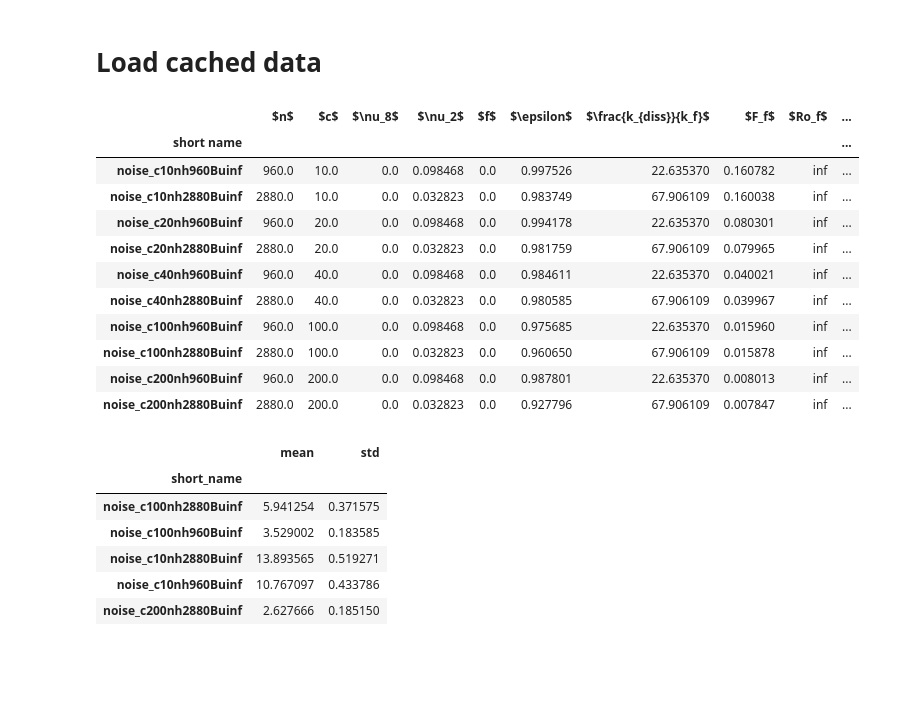
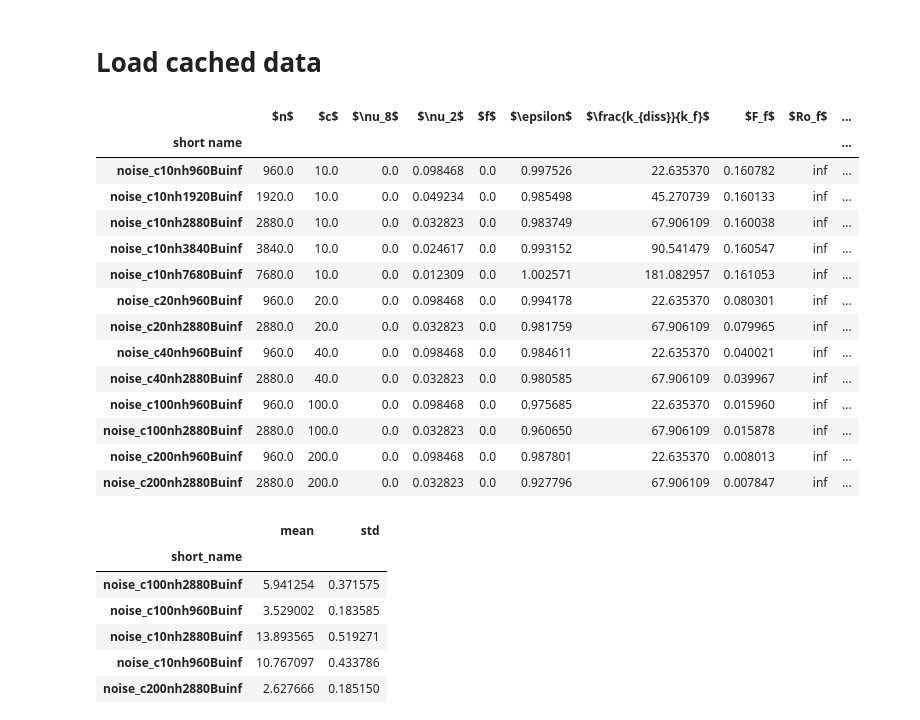
Before and after one commit to ashwinvis/augieretal_jfm_2019_shallow_water, a Jupyter notebook: Python/shock_population_laplacian.ipynb, the cells around one changed output. Drawn from its saved outputs; the diff is of its cells as text; code cells hidden in the pictures; blank space fills up the shorter version.

```diff
--- a/Python/shock_population_laplacian.ipynb
+++ b/Python/shock_population_laplacian.ipynb
@@ -105,19 +105,25 @@ df.head()
 # %%
 import pandas as pd
 import numpy as np
 from paths import load_df
 from base import _k_f
 
 #df = load_df()
 df = load_df("df_lap")
 df.set_index("short name", inplace=True, drop=False)
-df = df[(df["$n$"] == 960) | (df["$n$"] == 2880)]
+
+# filter by resolution
+# df = df[(df["$n$"] == 960) | (df["$n$"] == 2880)]
+
 df
 # %% [output]
 |  | $n$ | $c$ | $\nu_8$ | $\nu_2$ | $f$ | $\epsilon$ | $\frac{k_{diss}}{k_f}$ | $F_f$ | $Ro_f$ | ... |
 | short name |  |  |  |  |  |  |  |  |  | ... |
 | noise_c10nh960Buinf | 960.0 | 10.0 | 0.0 | 0.098468 | 0.0 | 0.997526 | 22.635370 | 0.160782 | inf | ... |
+| noise_c10nh1920Buinf | 1920.0 | 10.0 | 0.0 | 0.049234 | 0.0 | 0.985498 | 45.270739 | 0.160133 | inf | ... |
 | noise_c10nh2880Buinf | 2880.0 | 10.0 | 0.0 | 0.032823 | 0.0 | 0.983749 | 67.906109 | 0.160038 | inf | ... |
+| noise_c10nh3840Buinf | 3840.0 | 10.0 | 0.0 | 0.024617 | 0.0 | 0.993152 | 90.541479 | 0.160547 | inf | ... |
+| noise_c10nh7680Buinf | 7680.0 | 10.0 | 0.0 | 0.012309 | 0.0 | 1.002571 | 181.082957 | 0.161053 | inf | ... |
 | noise_c20nh960Buinf | 960.0 | 20.0 | 0.0 | 0.098468 | 0.0 | 0.994178 | 22.635370 | 0.080301 | inf | ... |
 | noise_c20nh2880Buinf | 2880.0 | 20.0 | 0.0 | 0.032823 | 0.0 | 0.981759 | 67.906109 | 0.079965 | inf | ... |
 | noise_c40nh960Buinf | 960.0 | 40.0 | 0.0 | 0.098468 | 0.0 | 0.984611 | 22.635370 | 0.040021 | inf | ... |
```
Also changed, not shown: 5 other files.
